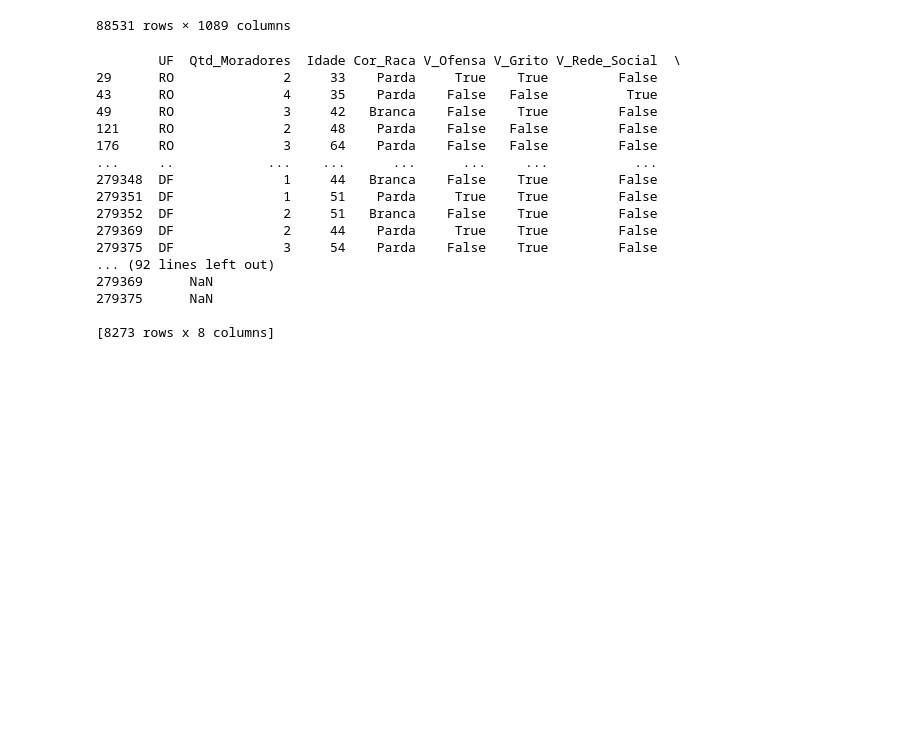
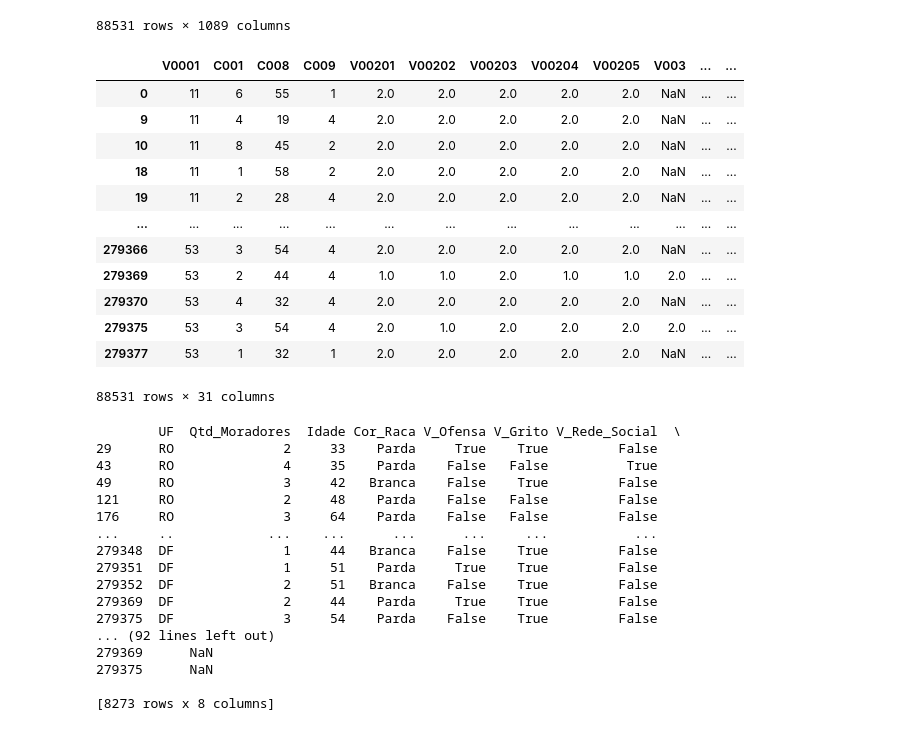
Before and after one commit to cassioHilario/DomHelder, a Jupyter notebook: DataScience/article/test.ipynb, the cells around one changed output. Saved outputs shown, nothing was run; the diff lists cells and outputs as text; code cells hidden in the pictures; blank space fills up the shorter version.

```diff
--- a/DataScience/article/test.ipynb
+++ b/DataScience/article/test.ipynb
@@ -61,4 +62,20 @@ violencia = v[colunas_selecionadas]
 #violencia.to_csv('BasedeDadosPNS-2019/PNS2019-violencia.csv', encoding='utf-8')
+# %%
+violencia
+# %% [output]
+|  | V0001 | C001 | C008 | C009 | V00201 | V00202 | V00203 | V00204 | V00205 | V003 | ... | ... |
+| 0 | 11 | 6 | 55 | 1 | 2.0 | 2.0 | 2.0 | 2.0 | 2.0 | NaN | ... | ... |
+| 9 | 11 | 4 | 19 | 4 | 2.0 | 2.0 | 2.0 | 2.0 | 2.0 | NaN | ... | ... |
+| 10 | 11 | 8 | 45 | 2 | 2.0 | 2.0 | 2.0 | 2.0 | 2.0 | NaN | ... | ... |
+| 18 | 11 | 1 | 58 | 2 | 2.0 | 2.0 | 2.0 | 2.0 | 2.0 | NaN | ... | ... |
+| 19 | 11 | 2 | 28 | 4 | 2.0 | 2.0 | 2.0 | 2.0 | 2.0 | NaN | ... | ... |
+| ... | ... | ... | ... | ... | ... | ... | ... | ... | ... | ... | ... | ... |
+| 279366 | 53 | 3 | 54 | 4 | 2.0 | 2.0 | 2.0 | 2.0 | 2.0 | NaN | ... | ... |
+| 279369 | 53 | 2 | 44 | 4 | 1.0 | 1.0 | 2.0 | 1.0 | 1.0 | 2.0 | ... | ... |
+| 279370 | 53 | 4 | 32 | 4 | 2.0 | 2.0 | 2.0 | 2.0 | 2.0 | NaN | ... | ... |
+| 279375 | 53 | 3 | 54 | 4 | 2.0 | 1.0 | 2.0 | 2.0 | 2.0 | 2.0 | ... | ... |
+| 279377 | 53 | 1 | 32 | 1 | 2.0 | 2.0 | 2.0 | 2.0 | 2.0 | NaN | ... | ... |
+88531 rows × 31 columns
 # %%
 # Altera o nome das colunas
 novo_nome_colunas = ['UF', 'Qtd_Moradores', 'Idade','Cor_Raca', 'V_Ofensa','V_Grito','V_Rede_Social','V_Ameaca','V_Destruiu','V_N_Ocorrencia','V_Agressor','V_Local','F_Tapa','F_Empurrou','F_Soco','F_Enforca','F_Ameaca', 'F_N_Ocorrencia','F_Agressor','F_Local', 'S_T_Toque', 'S_T_Ameaca', 'S_L_Toque', 'S_L_Ameaca','S_T_N_Ocorrencia', 'S_Agressor', 'S_Local', 'C_Atividades', 'C_Fisica', 'C_Emocional', 'C_Doenca']
```
Also changed, not shown: parts of 15 cells of this notebook, 7 other files.
